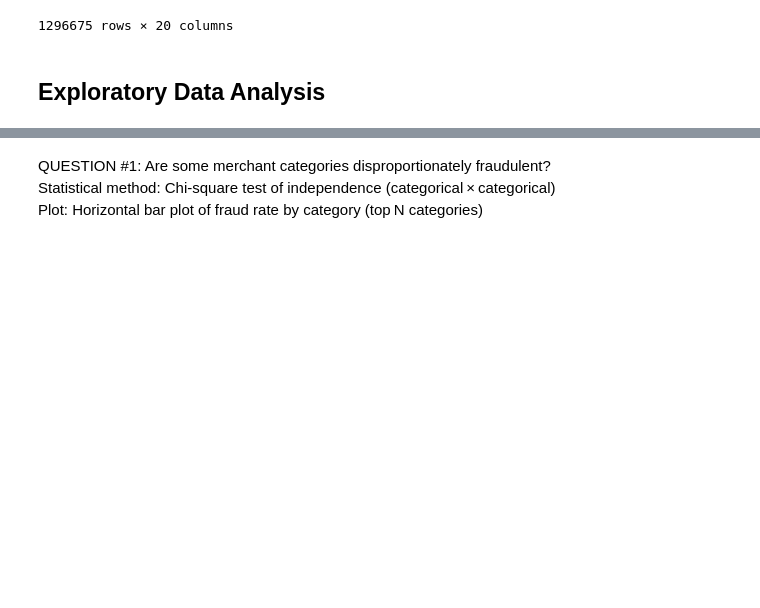
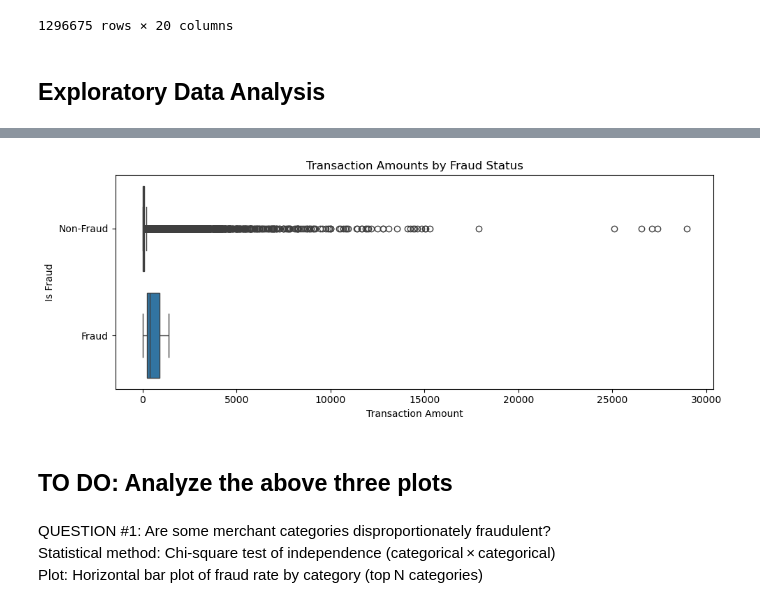
Before and after one commit to gsarav/cmsc320finalproject, a Jupyter notebook: main.ipynb, the cells around one changed output, grey strips where cells are left out. Drawn from its saved outputs; the diff is of its cells as text; code cells hidden in the pictures; blank space fills up the shorter version.

```diff
--- a/main.ipynb
+++ b/main.ipynb
@@ -134,3 +162,16 @@ dtype: object
+# %%
+plt.figure(figsize=(10, 4))
+sns.boxplot(y='is_fraud', x='amt', data=cct_data, orient='h', showfliers=True)
+plt.title('Transaction Amounts by Fraud Status')
+plt.ylabel('Is Fraud')
+plt.xlabel('Transaction Amount')
+plt.yticks([0, 1], ['Non-Fraud', 'Fraud'])
+plt.tight_layout()
+plt.show()
+# %% [output]
+[figure, added]
+# %% [markdown]
+## TO DO: Analyze the above three plots
 # %% [markdown]
 QUESTION #1: Are some merchant categories disproportionately fraudulent?
 Statistical method: Chi‑square test of independence (categorical × categorical)
```
Also changed, not shown: parts of 16 cells of this notebook, 1 other file.
